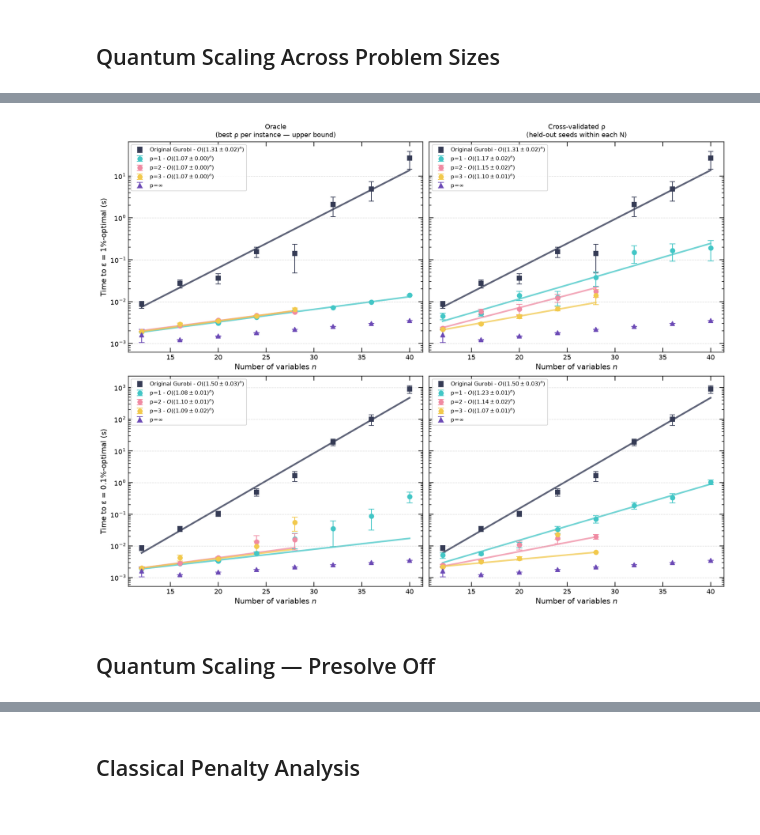
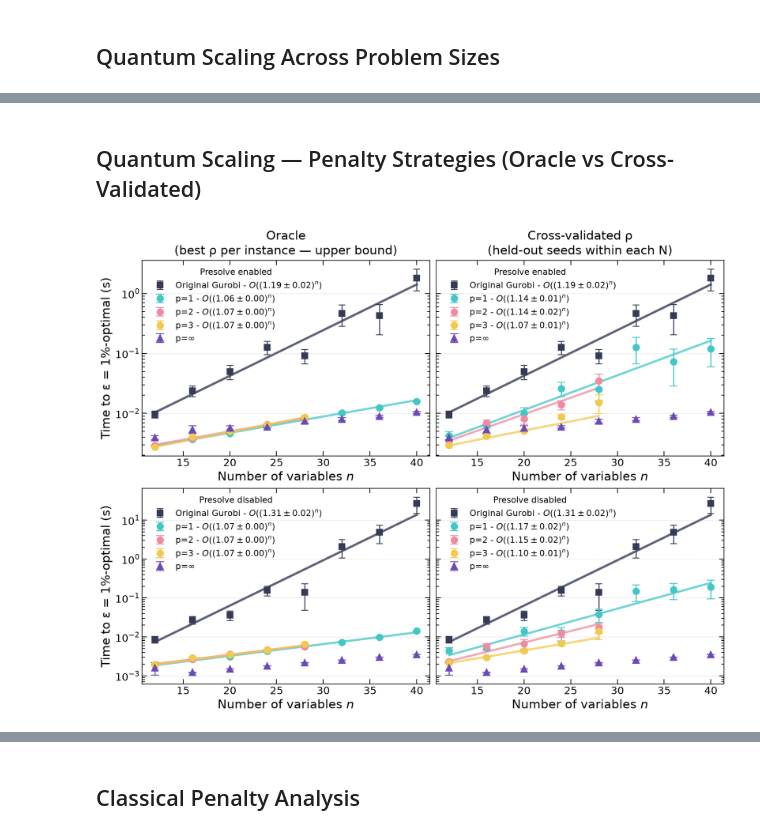
Before and after one commit to SECQUOIA/Quantum_Preconditioning_Constrained_Optimization, a Jupyter notebook: notebooks/analysis.ipynb, the cells around one changed output, grey strips where cells are left out. Cells and saved outputs as stored; diff of their text form; code cells hidden in the pictures.

```diff
--- a/notebooks/analysis.ipynb
+++ b/notebooks/analysis.ipynb
@@ -30,10 +30,13 @@ load_trajectory_data = qutils.load_trajectory_data
 plot_family_param_comparison = qutils.plot_family_param_comparison
 plot_hit_time_vs_penalty = qutils.plot_hit_time_vs_penalty
 plot_hit_time_lines = qutils.plot_hit_time_lines
+plot_hit_time_lines_side_by_side_presolve = qutils.plot_hit_time_lines_side_by_side_presolve
 plot_mipsol_ratio_minus_one = qutils.plot_mipsol_ratio_minus_one
 plot_quantum_vs_classical_comparison = qutils.plot_quantum_vs_classical_comparison
 plot_layer_comparison_panel_strategies = qutils.plot_layer_comparison_panel_strategies
 plot_layer_comparison_grid = qutils.plot_layer_comparison_grid
+plot_layer_comparison_grid_by_presolve = qutils.plot_layer_comparison_grid_by_presolve
+plot_layer_comparison_side_by_side_presolve = qutils.plot_layer_comparison_side_by_side_presolve
 plot_ratio_minus_one = qutils.plot_ratio_minus_one
 prepare_hit_time_metrics = qutils.prepare_hit_time_metrics
 prepare_penalty_metrics = qutils.prepare_penalty_metrics
@@ -43,10 +46,11 @@ apply_plot_style()
 
 N = 40          # problem size for quantum single-seed analysis
 CLASSICAL_N = 28  # largest N with classical data currently available
-PRESOLVE = False
+PRESOLVE = True
 THRESHOLDS_TO_PLOT = [0.0, 0.001, 0.01]
 LINE_EPS_THRESHOLDS = [0.0, 0.01]  # combined line plot only wants eps=0 and eps=1%
 PENALTY_FILTER = None
+TRAJ_PENALTY_FILTER = [round(x * 0.1, 3) for x in range(0, 13)]  # trajectory plots only: rho in [0.0, 1.2]
 LOG_TIME_AXIS = True
 PAR_FACTOR = 1.0
 # Merged full-range sweeps + penalty-restricted (1.1-2.0) cluster runs; rebuild
@@ -236,16 +261,65 @@ Quantum scaling uses N = [12, 16, 20, 24, 28, 32, 36, 40]
+# %% [markdown]
+## Quantum Scaling — Penalty Strategies (Oracle vs Cross-Validated)
 # %%
-# Oracle and cross-validated scaling: ε=1% and ε=0.1% in a single 2×2 grid
-fig_grid = plot_layer_comparison_grid(
-    summary_df=quantum_compare_df,
+# Combined scaling grid: rows = presolve on/off, cols = oracle/cross-validated
+# strategy, eps=1% only. Self-contained (loads its own on/off data) so it
+# doesn't depend on whatever the global PRESOLVE toggle happens to be set to.
+quantum_grid_on_df = load_family_comparison_data(
+    problem_sizes=QUANTUM_SCALING_SIZES_ON,
+    family="quantum",
+    param_values=QUANTUM_LAYERS,
+    presolve=True,
+    results_dir=RESULTS_DIR,
+)
+quantum_grid_on_traj_df = load_family_comparison_trajectory_data(
+    problem_sizes=QUANTUM_SCALING_SIZES_ON,
+    family="quantum",
+    param_values=QUANTUM_COMPARE_PARAMS,
+    presolve=True,
+    results_dir=RESULTS_DIR,
+)
+quantum_grid_off_df = load_family_comparison_data(
+    problem_sizes=QUANTUM_SCALING_SIZES_OFF,
+    family="quantum",
+    param_values=QUANTUM_LAYERS,
+    presolve=False,
+    results_dir=RESULTS_DIR,
+)
+quantum_grid_off_traj_df = load_family_comparison_trajectory_data(
+    problem_sizes=QUANTUM_SCALING_SIZES_OFF,
+    family="quantum",
+    param_values=QUANTUM_COMPARE_PARAMS,
+    presolve=False,
+    results_dir=RESULTS_DIR,
+)
+
+if INCLUDE_P_INF:
+    quantum_grid_on_inf_df = load_quantum_infinite_depth_comparison_data(
+        problem_sizes=QUANTUM_SCALING_SIZES_ON,
+        presolve=True,
+        results_dir=RESULTS_DIR,
+        data_root=REPO_ROOT / "one_equality_new" / "complete_random",
+    )
+    quantum_grid_off_inf_df = load_quantum_infinite_depth_comparison_data(
+        problem_sizes=QUANTUM_SCALING_SIZES_OFF,
+        presolve=False,
+        results_dir=RESULTS_DIR,
+        data_root=REPO_ROOT / "one_equality_new" / "complete_random",
+    )
+    quantum_grid_on_df = pd.concat([quantum_grid_on_df, quantum_grid_on_inf_df], ignore_index=True)
+    quantum_grid_off_df = pd.concat([quantum_grid_off_df, quantum_grid_off_inf_df], ignore_index=True)
+
+quantum_grid_combined_df = pd.concat([quantum_grid_on_df, quantum_grid_off_df], ignore_index=True)
+quantum_grid_combined_traj_df = pd.concat([quantum_grid_on_traj_df, quantum_grid_off_traj_df], ignore_index=True)
+
+fig_grid = plot_layer_comparison_grid_by_presolve(
+    summary_df=quantum_grid_combined_df,
     layers_list=QUANTUM_COMPARE_PARAMS,
-    presolve=PRESOLVE,
-    traj_df=quantum_compare_traj_df,
-    eps_thresholds=(EPS_THRESHOLD, 0.001),
+    traj_df=quantum_grid_combined_traj_df,
+    eps_threshold=EPS_THRESHOLD,
     y_log=True,
 )
 plt.savefig(REPO_ROOT / "scaling_penalty_strategies.png", dpi=150, bbox_inches="tight")
 plt.show()
 # %% [output]
-[figure, old version]
+[figure, new version]
-# %% [markdown]
-## Quantum Scaling — Presolve Off
```
Also changed, not shown: parts of 13 cells of this notebook, 8 other files.
